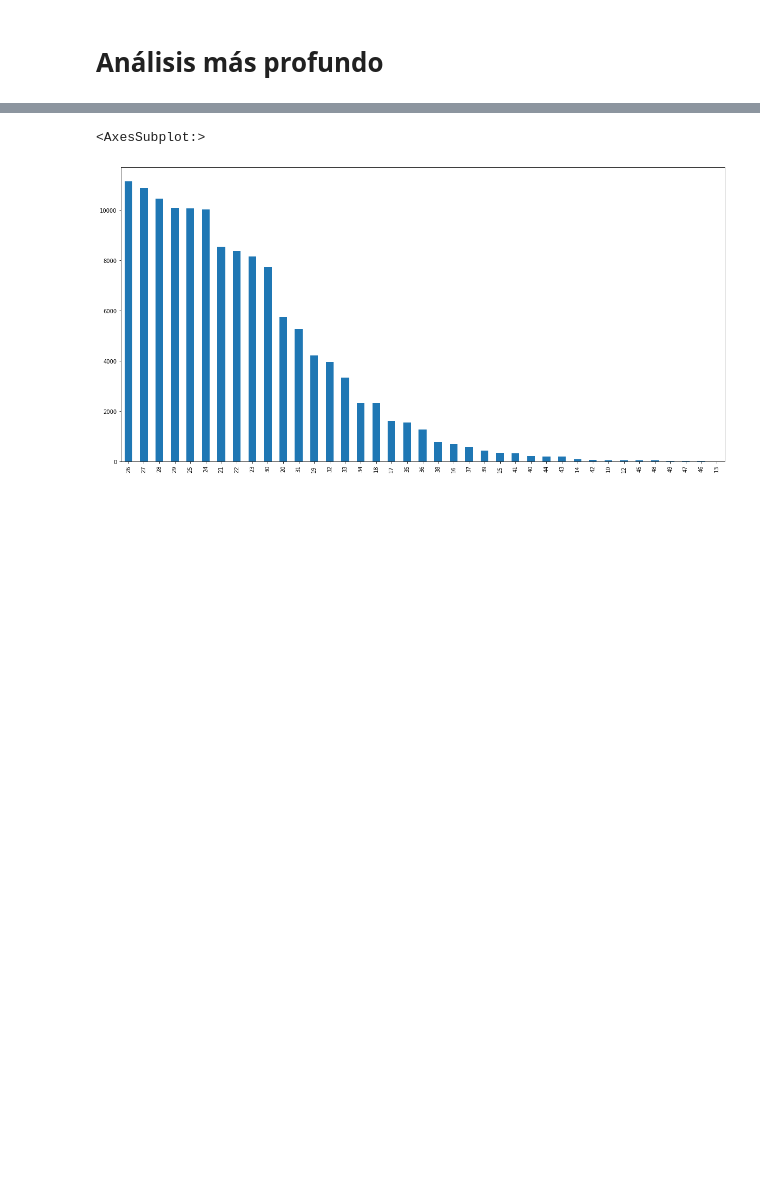
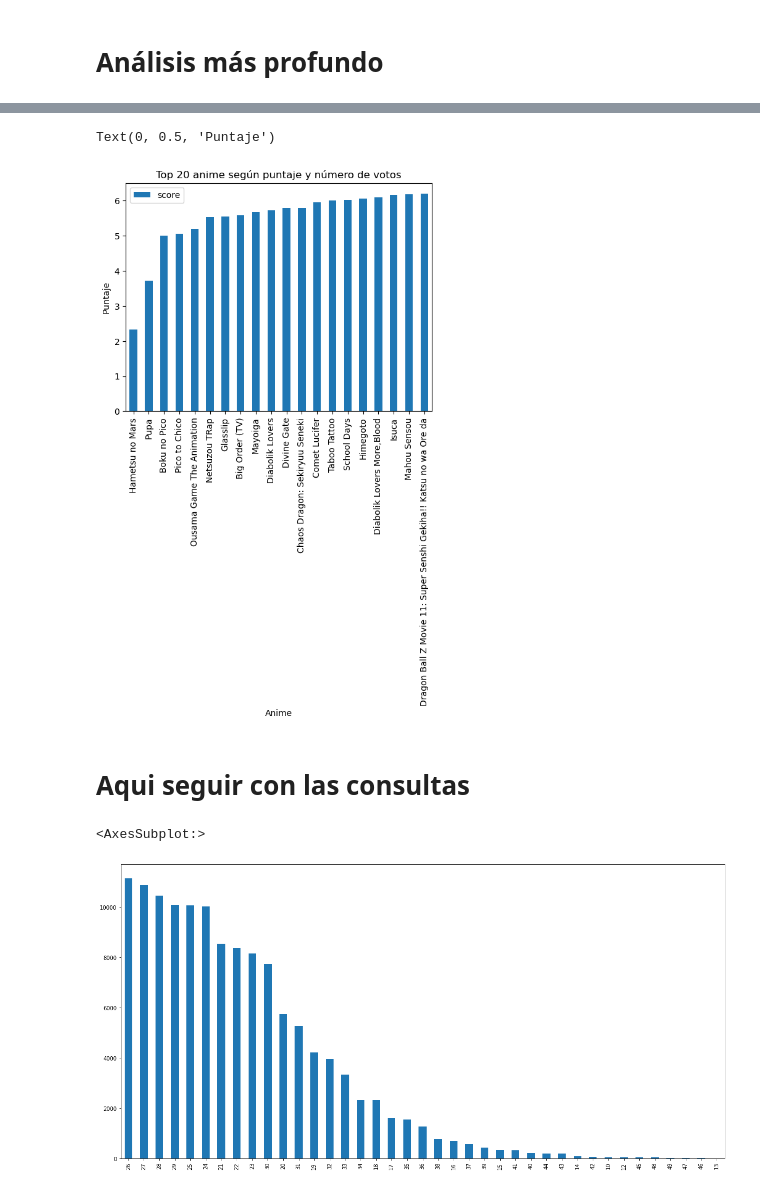
Before and after one commit to oppallios/mineria_g9_anime, a Jupyter notebook: anime.ipynb, the cells around one changed output, grey strips where cells are left out. Saved outputs shown, nothing was run; the diff lists cells and outputs as text; code cells hidden in the pictures; blank space fills up the shorter version.

```diff
--- a/anime.ipynb
+++ b/anime.ipynb
@@ -154,3 +190,22 @@ animelists2 = animelists[['username', 'anime_id', 'my_watched_episodes']]
+# %%
+anime_top_des = anime1.sort_values('score', ascending=True)
+anime_top_des = anime_top_des.head(20)
+
+#Grafico
+anime_top_des.plot(x='title', y='score', kind='bar')
+plt.title('Top 20 anime según puntaje y número de votos')
+plt.xlabel('Anime')
+plt.ylabel('Puntaje')
+
+#Pregunta:
+
+#¿Es posible predecir las calificaciones de un anime en función de
+# características como género, productor y fecha de emisión?
+# %% [output]
+Text(0, 0.5, 'Puntaje')
+[figure, added]
+# %% [markdown]
+# Aqui seguir con las consultas
 # %%
 anime_h = anime[anime['genre'] == 'Hentai']
 # %%
```
Also changed, not shown: parts of 11 cells of this notebook, 8 other files.
